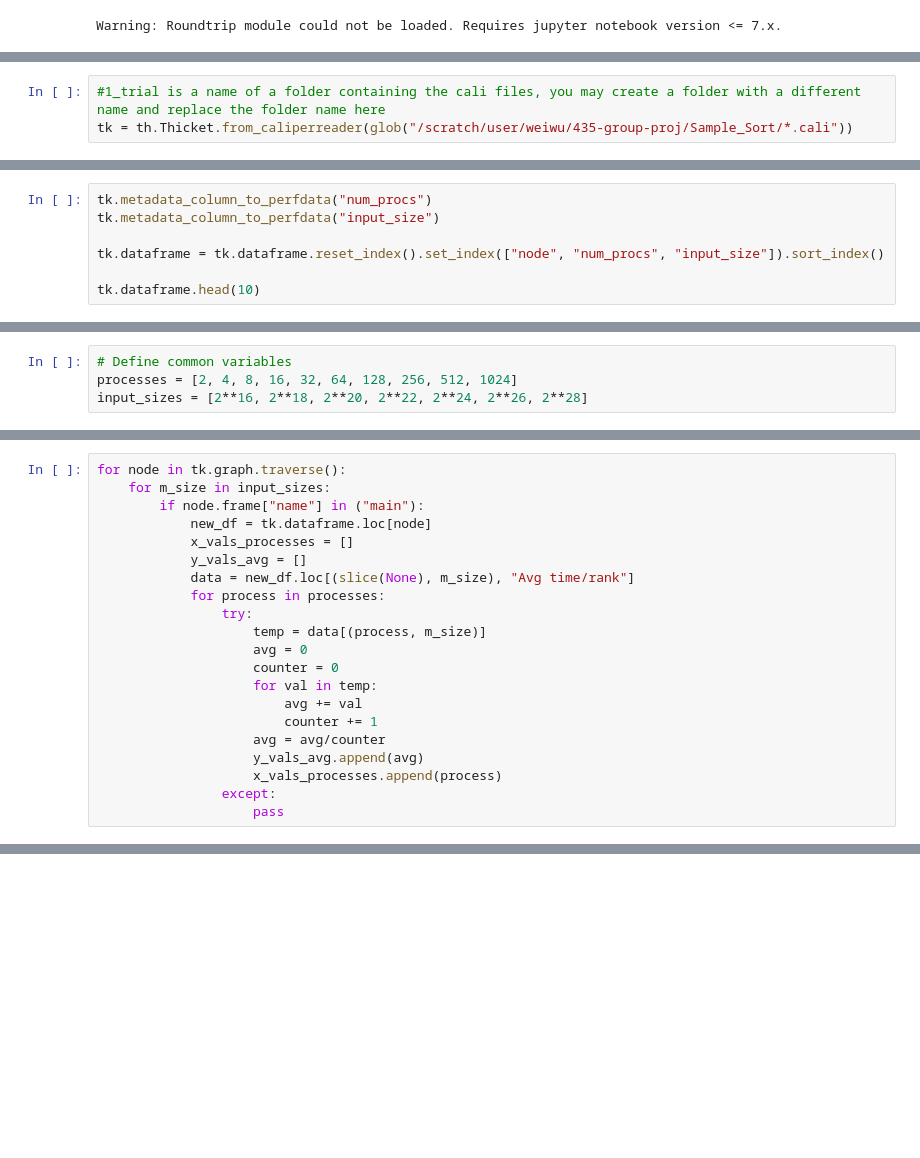
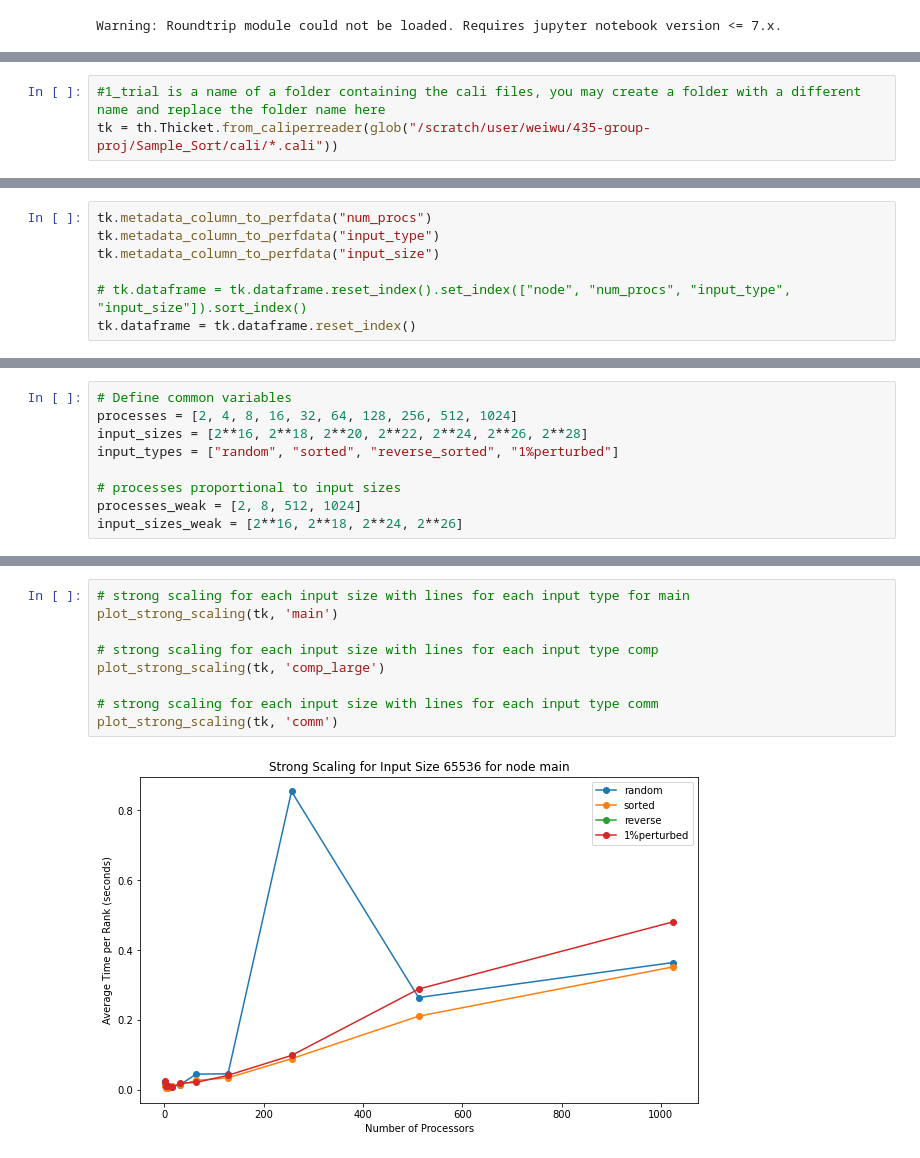
Before and after one commit to christionbradley/435-group-proj, a Jupyter notebook: Sample_Sort/group-proj-analysis.ipynb, the cells around one changed output, grey strips where cells are left out. Cells and saved outputs as stored; diff of their text form; blank space fills up the shorter version.

Commit message:
updated juypter notebook with all required plots

```diff
--- a/Sample_Sort/group-proj-analysis.ipynb
+++ b/Sample_Sort/group-proj-analysis.ipynb
@@ -18,3 +16,3 @@ Read all files
 # %%
 #1_trial is a name of a folder containing the cali files, you may create a folder with a different name and replace the folder name here
-tk = th.Thicket.from_caliperreader(glob("/scratch/user/weiwu/435-group-proj/Sample_Sort/*.cali"))
+tk = th.Thicket.from_caliperreader(glob("/scratch/user/weiwu/435-group-proj/Sample_Sort/cali/*.cali"))
@@ -45,7 +39,7 @@ Group Performance data by `matrix_size` in the Thicket metadata table.
 # %%
 tk.metadata_column_to_perfdata("num_procs")
+tk.metadata_column_to_perfdata("input_type")
 tk.metadata_column_to_perfdata("input_size")
 
-tk.dataframe = tk.dataframe.reset_index().set_index(["node", "num_procs", "input_size"]).sort_index()
-
-tk.dataframe.head(10)
+# tk.dataframe = tk.dataframe.reset_index().set_index(["node", "num_procs", "input_type", "input_size"]).sort_index()
+tk.dataframe = tk.dataframe.reset_index()
@@ -66,3 +47,8 @@ tk.dataframe.head(10)
 # Define common variables
 processes = [2, 4, 8, 16, 32, 64, 128, 256, 512, 1024]
 input_sizes = [2**16, 2**18, 2**20, 2**22, 2**24, 2**26, 2**28]
+input_types = ["random", "sorted", "reverse_sorted", "1%perturbed"]
+
+# processes proportional to input sizes
+processes_weak = [2, 8, 512, 1024]
+input_sizes_weak = [2**16, 2**18, 2**24, 2**26]
@@ -186,21 +54,0 @@ for node in tk.graph.traverse():
-# %%
-for node in tk.graph.traverse():
-    for m_size in input_sizes:
-        if node.frame["name"] in ("main"):
-            new_df = tk.dataframe.loc[node]
-            x_vals_processes = []
-            y_vals_avg = []
-            data = new_df.loc[(slice(None), m_size), "Avg time/rank"]
-            for process in processes:
-                try:
-                    temp = data[(process, m_size)]
-                    avg = 0
-                    counter = 0
-                    for val in temp:
-                        avg += val
-                        counter += 1
-                    avg = avg/counter
-                    y_vals_avg.append(avg)
-                    x_vals_processes.append(process)
-                except:
-                    pass
@@ -206,0 +121,11 @@ for node in tk.graph.traverse():
+# %%
+# strong scaling for each input size with lines for each input type for main
+plot_strong_scaling(tk, 'main')
+
+# strong scaling for each input size with lines for each input type comp
+plot_strong_scaling(tk, 'comp_large')
+
+# strong scaling for each input size with lines for each input type comm
+plot_strong_scaling(tk, 'comm')
+# %% [output]
+[figure, added]
```
Also changed, not shown: parts of 15 cells of this notebook.
